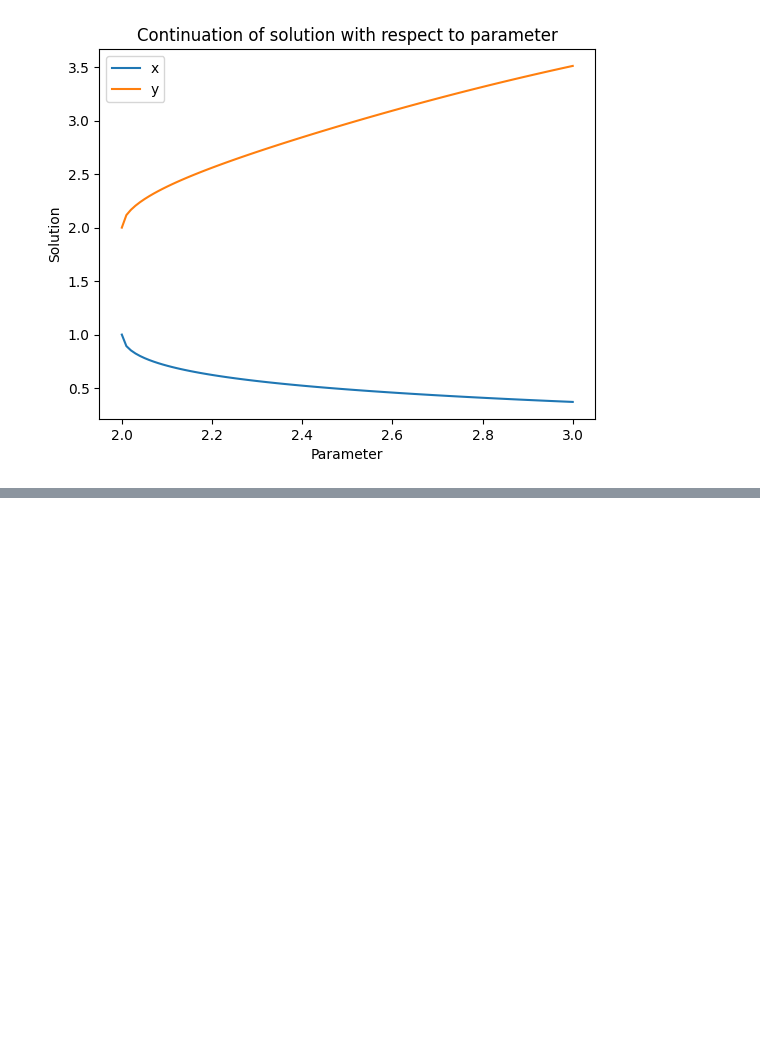
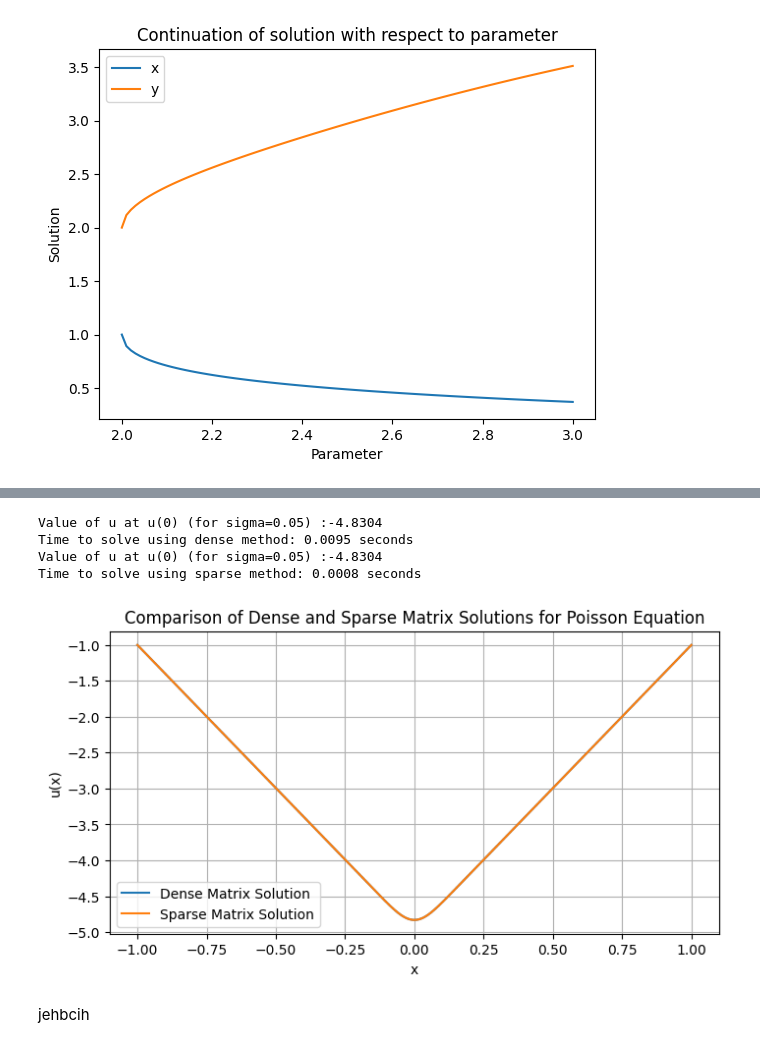
Before and after one commit to jjb023/ScientificComputing, a Jupyter notebook: Report.ipynb, the cells around one changed output, grey strips where cells are left out. Drawn from its saved outputs; the diff is of its cells as text; code cells hidden in the pictures; blank space fills up the shorter version.

```diff
--- a/Report.ipynb
+++ b/Report.ipynb
@@ -141,0 +144,26 @@ Value of u at u(0) (for sigma=0.1) :0.8377
+# %%
+# 3b
+lower_x = -1
+upper_x = 1
+num_points = 501
+D = 1  # Diffusion
+bc_left = -1  # Boundary condition at x = lower_x
+bc_right = -1  # Boundary condition at x = upper_x
+
+sigma = 0.05
+xdense, udense, tdense = solve_poisson(lower_x, upper_x, num_points, D, sigma, bc_left, bc_right, 'dense')
+xsparse, usparse, tsparse = solve_poisson(lower_x, upper_x, num_points, D, sigma, bc_left, bc_right, 'sparse')
+
+xlist = [xdense, xsparse]
+ulist = [udense, usparse]
+labels = ['Dense Matrix Solution', 'Sparse Matrix Solution']
+title = 'Comparison of Dense and Sparse Matrix Solutions for Poisson Equation'
+plot_poisson(xlist, ulist, labels, title)
+# %% [output]
+Value of u at u(0) (for sigma=0.05) :-4.8304
+Time to solve using dense method: 0.0095 seconds
+Value of u at u(0) (for sigma=0.05) :-4.8304
+Time to solve using sparse method: 0.0008 seconds
+[figure, added]
+# %% [markdown]
+jehbcih
```
Also changed, not shown: parts of 1 cell of this notebook, 1 other file.
